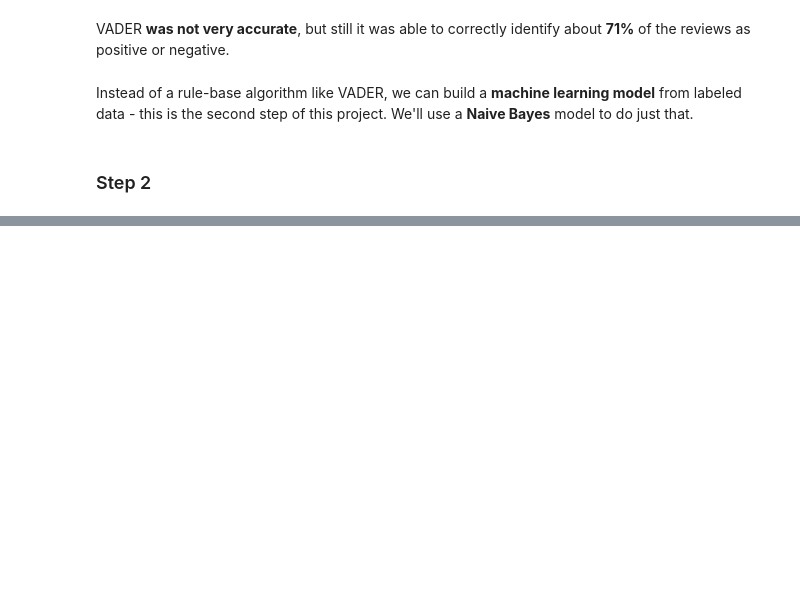
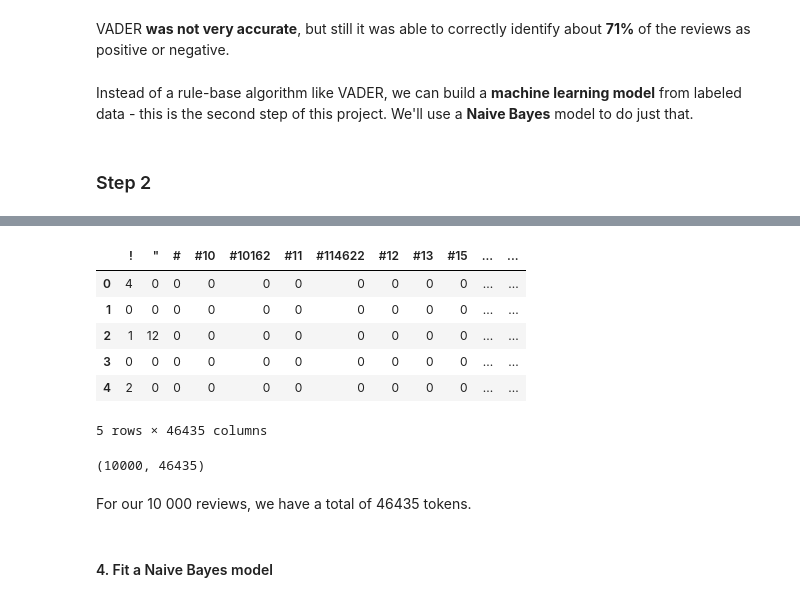
Before and after one commit to j-n-t/natural_language_processing, a Jupyter notebook: Sentiment Analysis.ipynb, the cells around one changed output, grey strips where cells are left out. Drawn from its saved outputs; the diff is of its cells as text; code cells hidden in the pictures; blank space fills up the shorter version.

Commit message:
add Naive Bayes as step 2

```diff
--- a/Sentiment Analysis.ipynb
+++ b/Sentiment Analysis.ipynb
@@ -170,0 +222,20 @@ Instead of a rule-base algorithm like VADER, we can build a **machine learning m
+# %%
+df_bow = df_bow.fillna(0).astype(int)
+# %%
+df_bow.head()
+# %% [output]
+|  | ! | " | # | #10 | #10162 | #11 | #114622 | #12 | #13 | #15 | ... | ... |
+| 0 | 4 | 0 | 0 | 0 | 0 | 0 | 0 | 0 | 0 | 0 | ... | ... |
+| 1 | 0 | 0 | 0 | 0 | 0 | 0 | 0 | 0 | 0 | 0 | ... | ... |
+| 2 | 1 | 12 | 0 | 0 | 0 | 0 | 0 | 0 | 0 | 0 | ... | ... |
+| 3 | 0 | 0 | 0 | 0 | 0 | 0 | 0 | 0 | 0 | 0 | ... | ... |
+| 4 | 2 | 0 | 0 | 0 | 0 | 0 | 0 | 0 | 0 | 0 | ... | ... |
+5 rows × 46435 columns
+# %%
+df_bow.shape
+# %% [output]
+(10000, 46435)
+# %% [markdown]
+For our 10 000 reviews, we have a total of 46435 tokens.
+# %% [markdown]
+#### 4. Fit a Naive Bayes model
```
Also changed, not shown: parts of 24 cells of this notebook, 1 other file.
